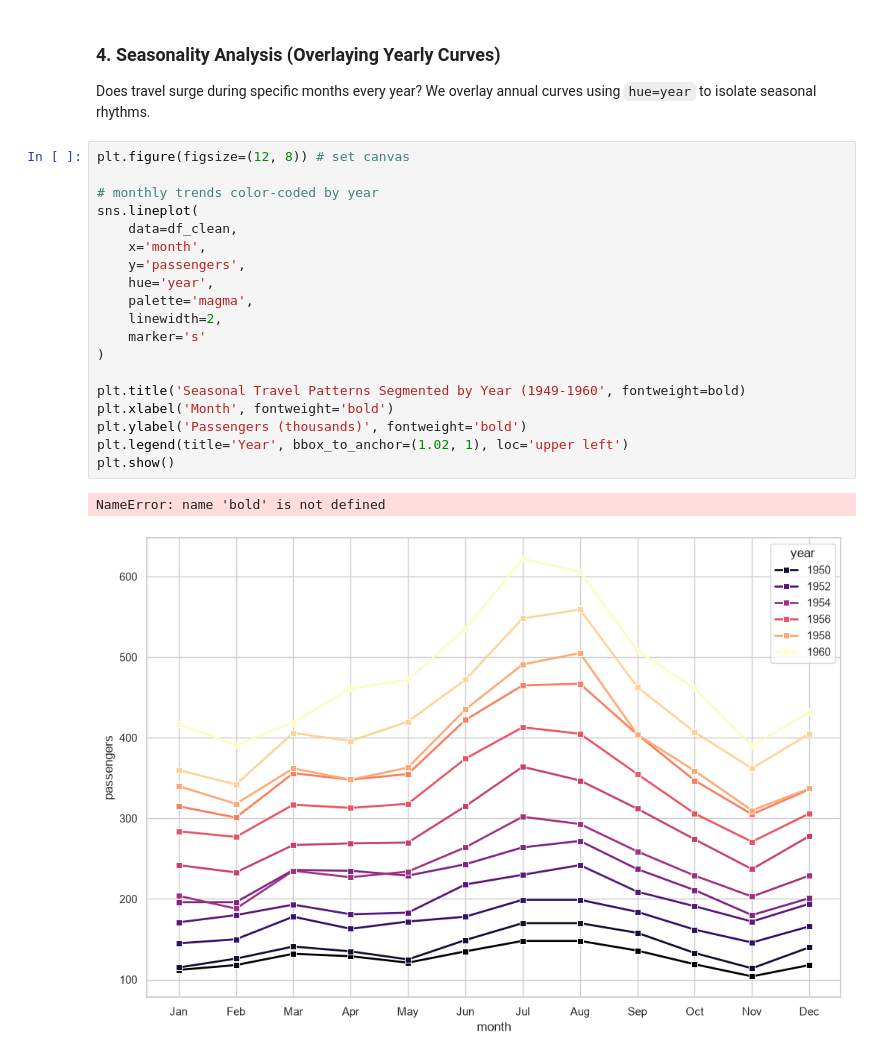
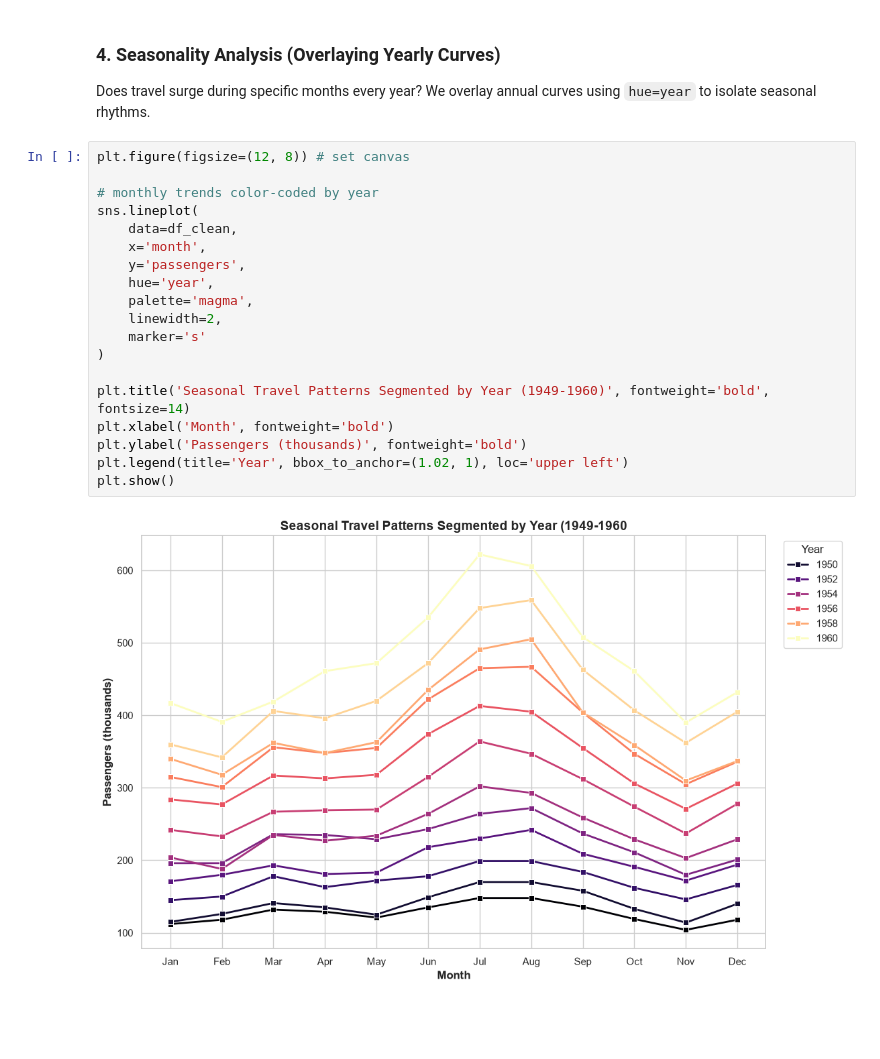
Before and after one commit to nzrnshannen/da-ds, a Jupyter notebook: python/data-analysis/time-series/flights.ipynb, the cells around one changed output. Cells and saved outputs as stored; diff of their text form; blank space fills up the shorter version.

```diff
--- a/python/data-analysis/time-series/flights.ipynb
+++ b/python/data-analysis/time-series/flights.ipynb
@@ -120,22 +120,21 @@ Does travel surge during specific months every year? We overlay annual curves us
 # %%
 plt.figure(figsize=(12, 8)) # set canvas
 
 # monthly trends color-coded by year
 sns.lineplot(
     data=df_clean,
     x='month',
     y='passengers',
     hue='year',
     palette='magma',
     linewidth=2,
     marker='s'
 )
 
-plt.title('Seasonal Travel Patterns Segmented by Year (1949-1960', fontweight=bold)
+plt.title('Seasonal Travel Patterns Segmented by Year (1949-1960)', fontweight='bold', fontsize=14)
 plt.xlabel('Month', fontweight='bold')
 plt.ylabel('Passengers (thousands)', fontweight='bold')
 plt.legend(title='Year', bbox_to_anchor=(1.02, 1), loc='upper left')
 plt.show()
 # %% [output]
-NameError: name 'bold' is not defined
-[figure, old version]
+[figure, new version]
```
Also changed, not shown: parts of 2 cells of this notebook.
